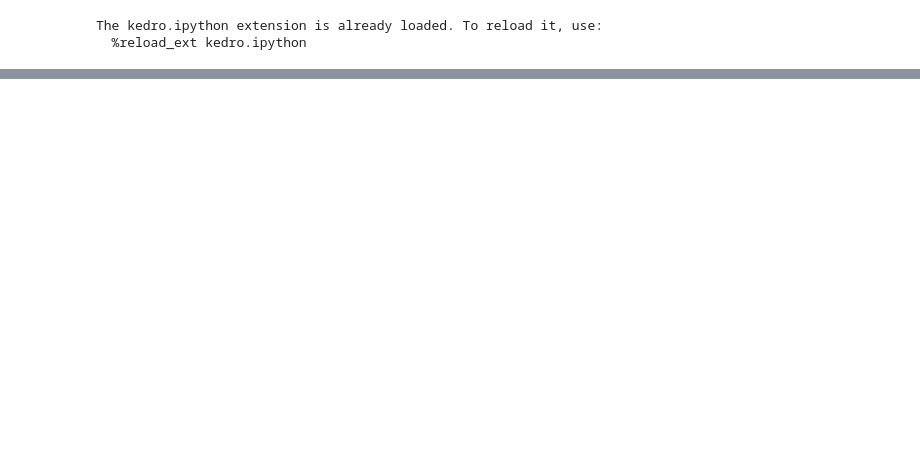
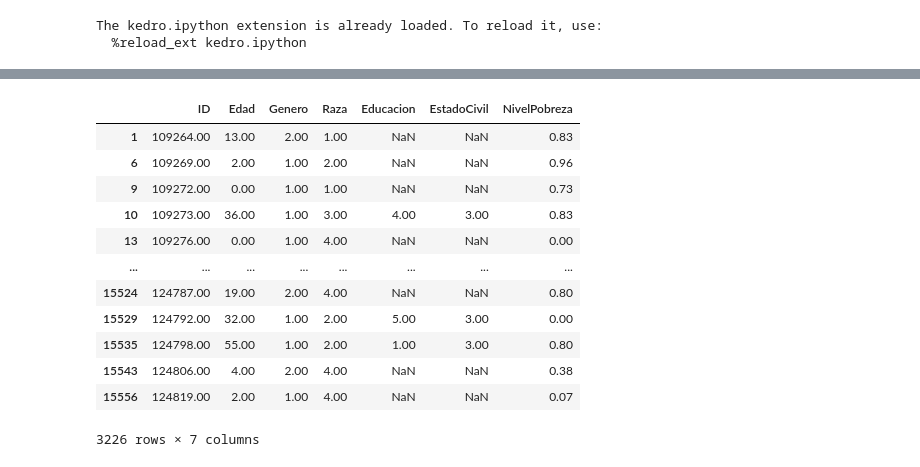
Before and after one commit to Manjanans/nhanes, a Jupyter notebook: notebooks/Untitled.ipynb, the cells around one changed output, grey strips where cells are left out. Drawn from its saved outputs; the diff is of its cells as text; code cells hidden in the pictures; blank space fills up the shorter version.

```diff
--- a/notebooks/Untitled.ipynb
+++ b/notebooks/Untitled.ipynb
@@ -56,5 +5,7 @@ Name: INDFMPIR, dtype: float64
 The kedro.ipython extension is already loaded. To reload it, use:
   %reload_ext kedro.ipython
 # %%
-nhanes_datos = catalog.load(
+demografia = catalog.load("demografia")
+insulina = catalog.load("insulina")
+colesterol = catalog.load("colesterol")
 # %% [output]
@@ -67,0 +88,13 @@ NameError: name 'nhanes_datos' is not defined
+# %%
+consideracion = pd.DataFrame()
+consideracion["ID"] = demografia["SEQN"]
+consideracion["Edad"] = demografia["RIDAGEYR"]
+consideracion["Genero"] = demografia["RIAGENDR"] #1 = hombre; 2= mujer
+consideracion["Raza"] = demografia["RIDRETH3"] # 1 = mexico; 2 = otro hispano; 3 = Blanco; 4= negro; 6= asiatico; 7 = otro
+consideracion["Educacion"] = demografia["DMDEDUC2"] #ver nhanes
+consideracion["EstadoCivil"] = demografia["DMDMARTZ"]
+consideracion["NivelPobreza"] = demografia["INDFMPIR"]
+# %%
+pd.options.display.float_format = '{:.2f}'.format
+consideracion[consideracion["NivelPobreza"]<1]
+# %% [output]
@@ -67,0 +102,13 @@ NameError: name 'nhanes_datos' is not defined
+|  | ID | Edad | Genero | Raza | Educacion | EstadoCivil | NivelPobreza |
+| 1 | 109264.00 | 13.00 | 2.00 | 1.00 | NaN | NaN | 0.83 |
+| 6 | 109269.00 | 2.00 | 1.00 | 2.00 | NaN | NaN | 0.96 |
+| 9 | 109272.00 | 0.00 | 1.00 | 1.00 | NaN | NaN | 0.73 |
+| 10 | 109273.00 | 36.00 | 1.00 | 3.00 | 4.00 | 3.00 | 0.83 |
+| 13 | 109276.00 | 0.00 | 1.00 | 4.00 | NaN | NaN | 0.00 |
+| ... | ... | ... | ... | ... | ... | ... | ... |
+| 15524 | 124787.00 | 19.00 | 2.00 | 4.00 | NaN | NaN | 0.80 |
+| 15529 | 124792.00 | 32.00 | 1.00 | 2.00 | 5.00 | 3.00 | 0.00 |
+| 15535 | 124798.00 | 55.00 | 1.00 | 2.00 | 1.00 | 3.00 | 0.80 |
+| 15543 | 124806.00 | 4.00 | 2.00 | 4.00 | NaN | NaN | 0.38 |
+| 15556 | 124819.00 | 2.00 | 1.00 | 4.00 | NaN | NaN | 0.07 |
+3226 rows × 7 columns
```
Also changed, not shown: parts of 14 cells of this notebook, 2 other files.
